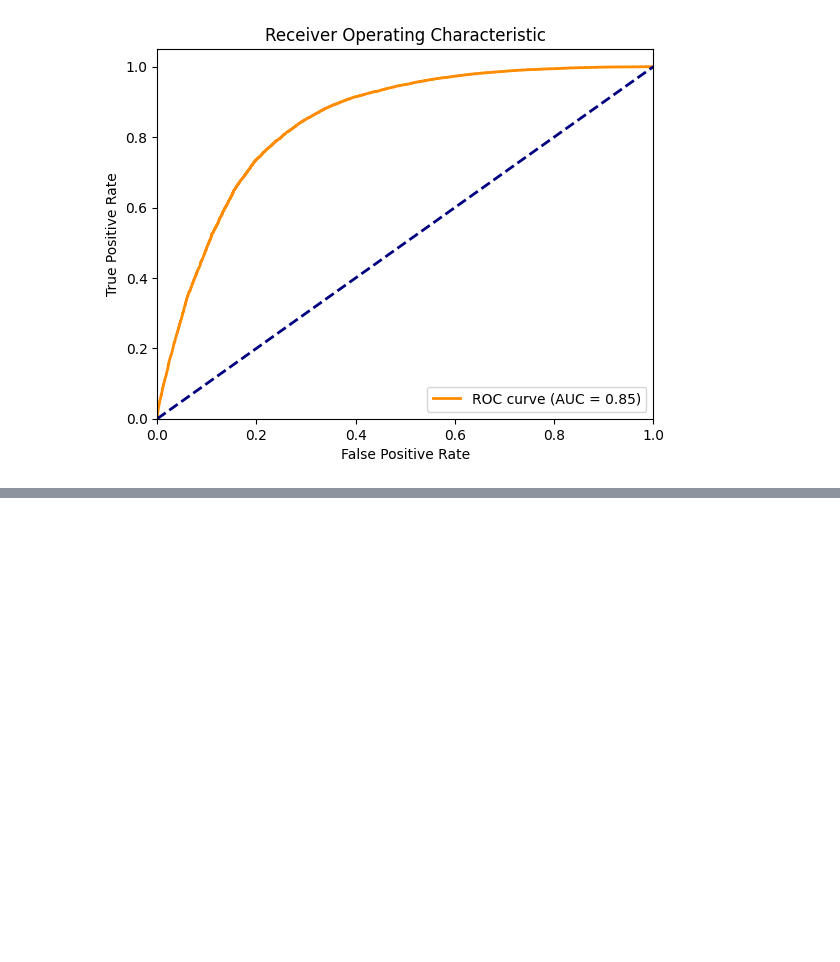
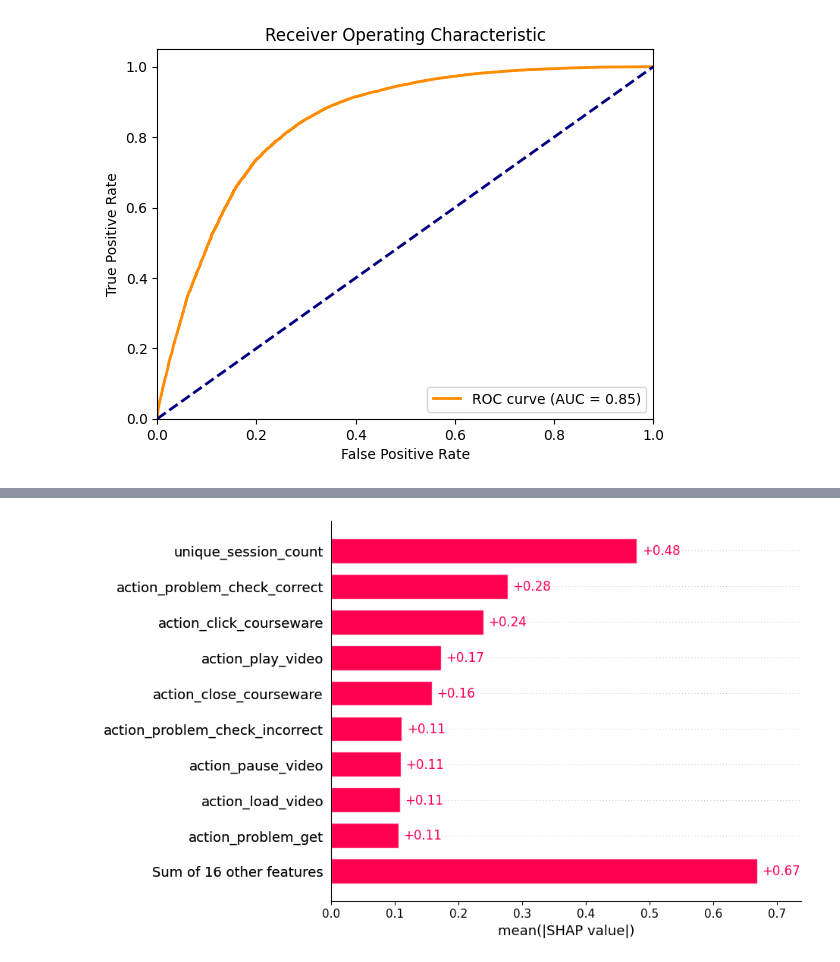
Before and after one commit to anasnofal/kaggle-notebooks-, a Jupyter notebook: trial-notebook.ipynb, the cells around one changed output, grey strips where cells are left out. Cells and saved outputs as stored; diff of their text form; code cells hidden in the pictures; blank space fills up the shorter version.

```diff
--- a/trial-notebook.ipynb
+++ b/trial-notebook.ipynb
@@ -345,0 +311,4 @@ explainer = shap.TreeExplainer(model)
+# %%
+shap.plots.bar(shap_values)
+# %% [output]
+[figure, added]
```
Also changed, not shown: parts of 8 cells of this notebook.
